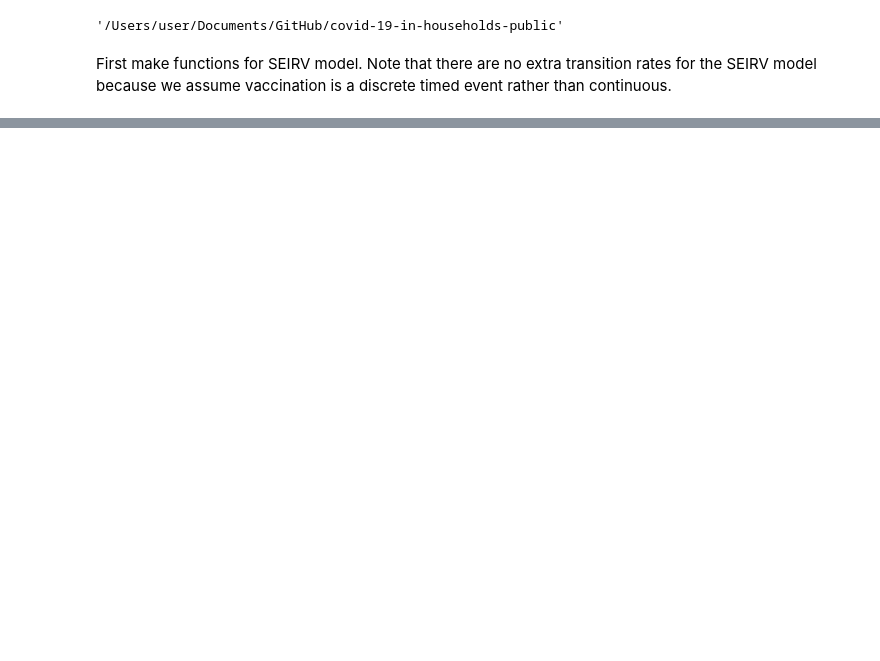
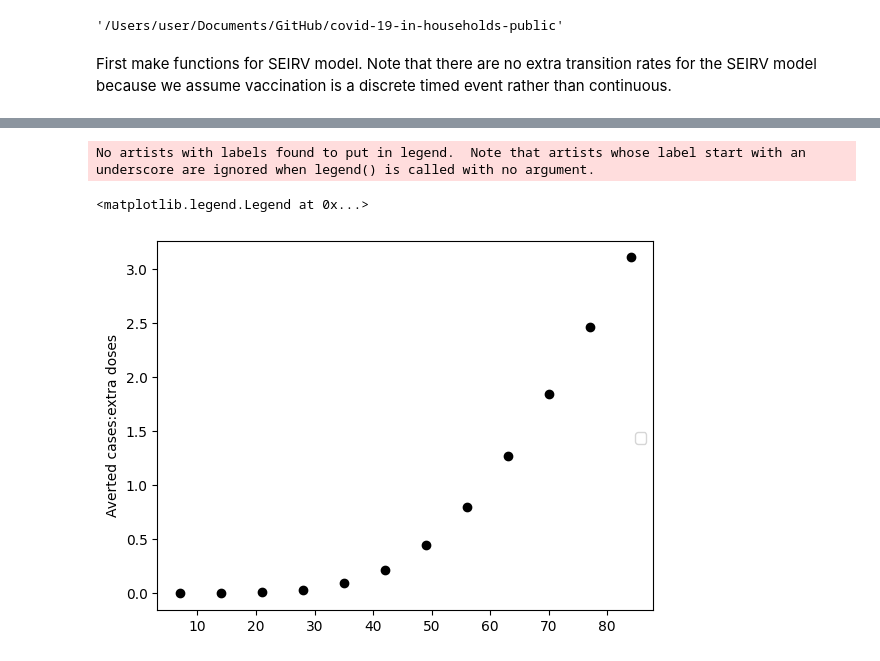
Before and after one commit to JBHilton/covid-19-in-households-public, a Jupyter notebook: examples/uk/vacc_distribution.ipynb, the cells around one changed output, grey strips where cells are left out. Cells and saved outputs as stored; diff of their text form; code cells hidden in the pictures; blank space fills up the shorter version.

```diff
--- a/examples/uk/vacc_distribution.ipynb
+++ b/examples/uk/vacc_distribution.ipynb
@@ -437,0 +429,12 @@ axis.legend(ncol=1, bbox_to_anchor=(1,0.50))
+# %%
+fig, (axis) = subplots(1,1, sharex=True)
+
+cmap = get_cmap('tab20')
+alpha = 0.5
+axis.plot(arange(0, 13*7, 7), cumsum(I_hh-I_flat)/(V_flat-V_hh), "ko")
+axis.set_ylabel('Averted cases:extra doses')
+axis.legend(ncol=1, bbox_to_anchor=(1,0.50))
+# %% [output]
+No artists with labels found to put in legend.  Note that artists whose label start with an underscore are ignored when legend() is called with no argument.
+<matplotlib.legend.Legend at 0x...>
+[figure, added]
```
Also changed, not shown: parts of 14 cells of this notebook.
